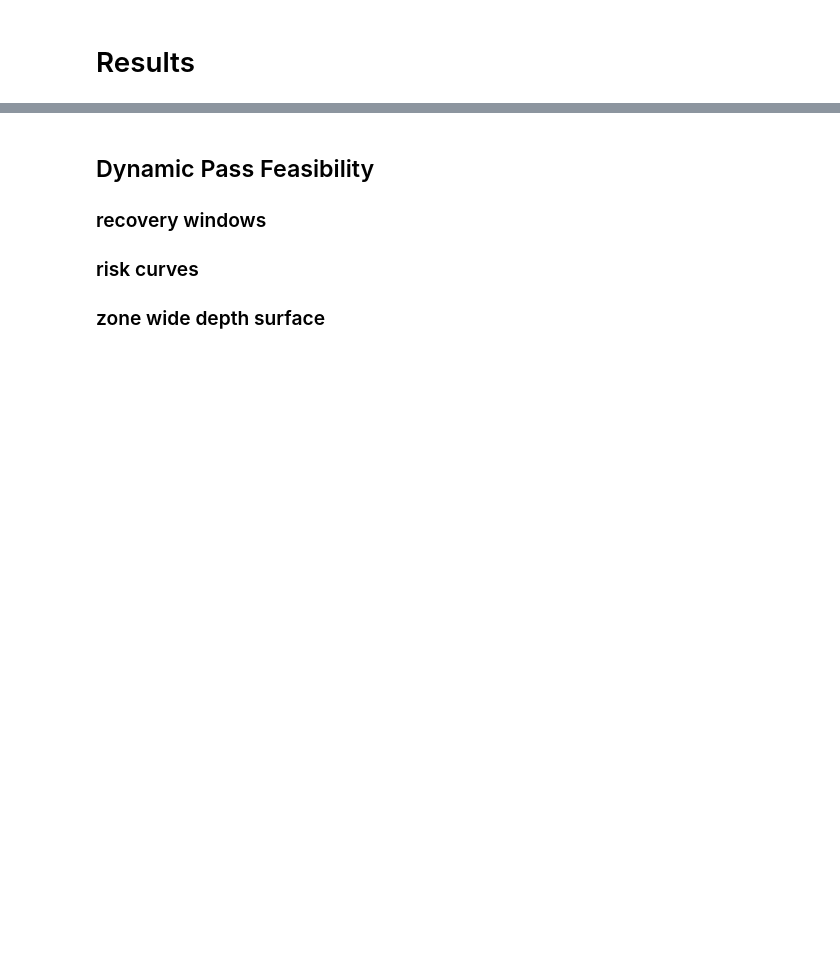
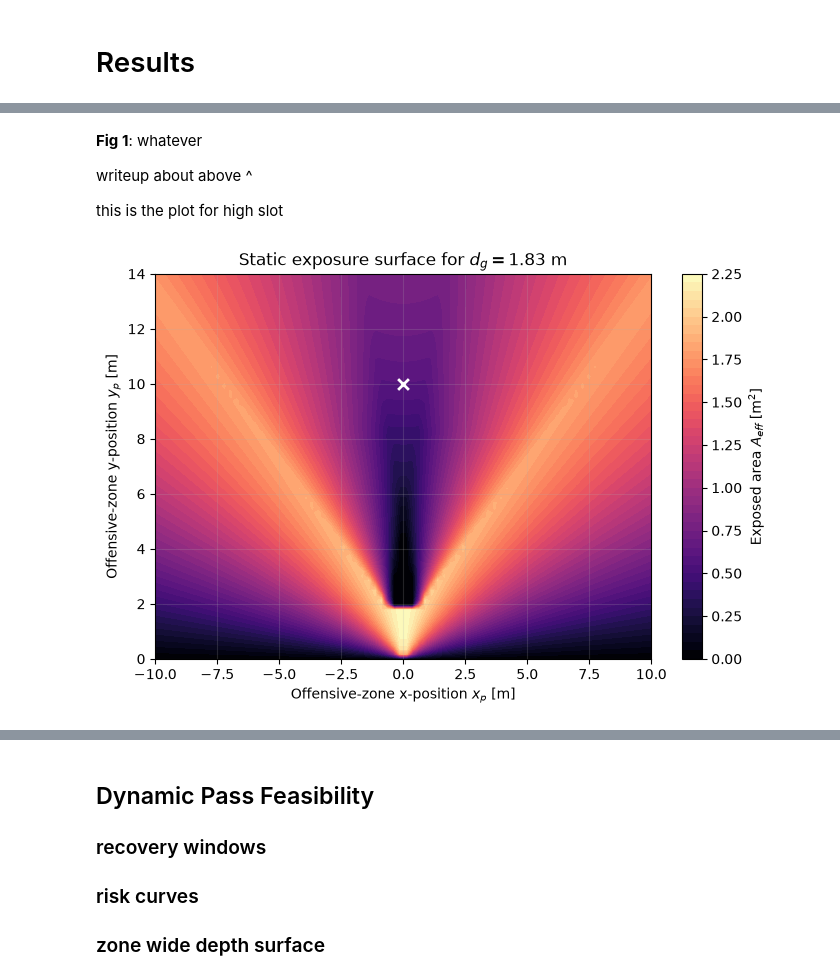
Before and after one commit to kaiwave/goaltender-optimisation-jnb, a Jupyter notebook: main.ipynb, the cells around one changed output, grey strips where cells are left out. Saved outputs shown, nothing was run; the diff lists cells and outputs as text; code cells hidden in the pictures; blank space fills up the shorter version.

```diff
--- a/main.ipynb
+++ b/main.ipynb
@@ -217,0 +223,10 @@ Similarly to the static case, some common passing shot types will be modelled as
+# %% [markdown]
+**Fig 1**: whatever
+
+writeup about above ^
+
+this is the plot for high slot
+# %%
+fig, ax = model.plot_exposure_contour(p0=(0,10))
+# %% [output]
+[figure, added]
```
Also changed, not shown: parts of 11 cells of this notebook, 1 other file.
